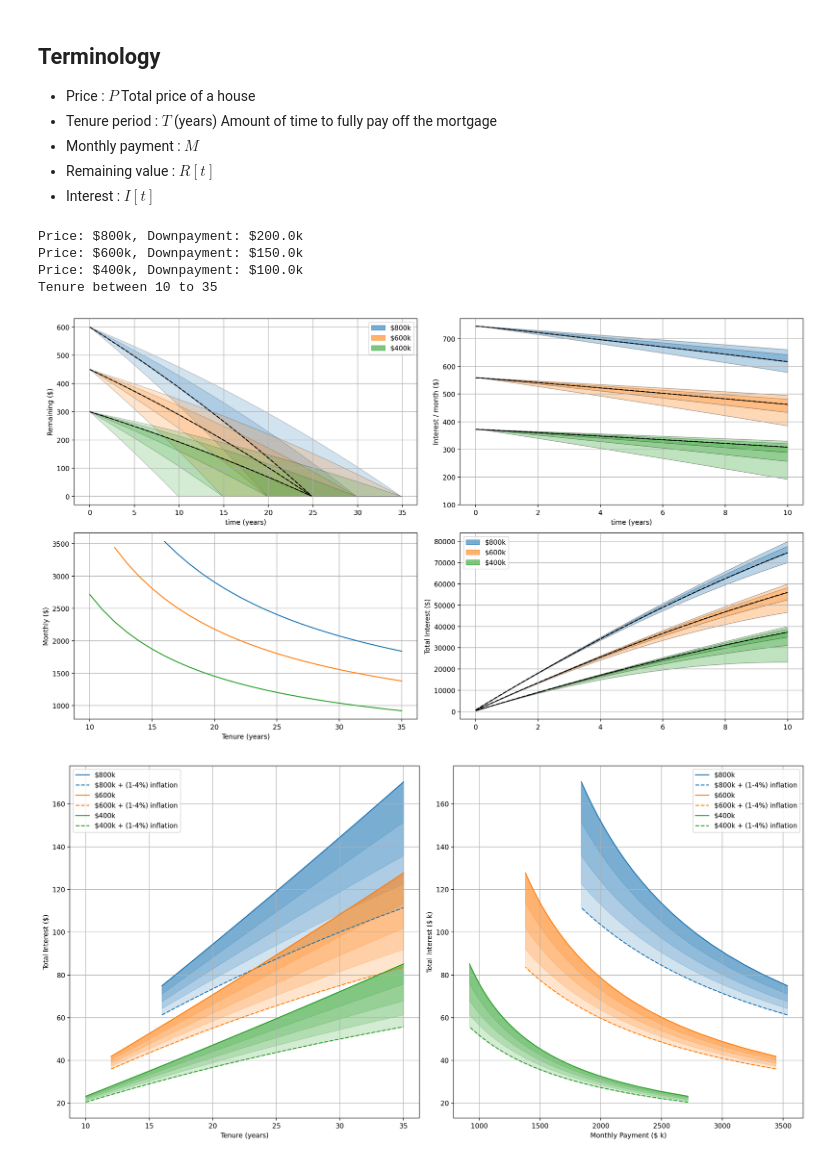
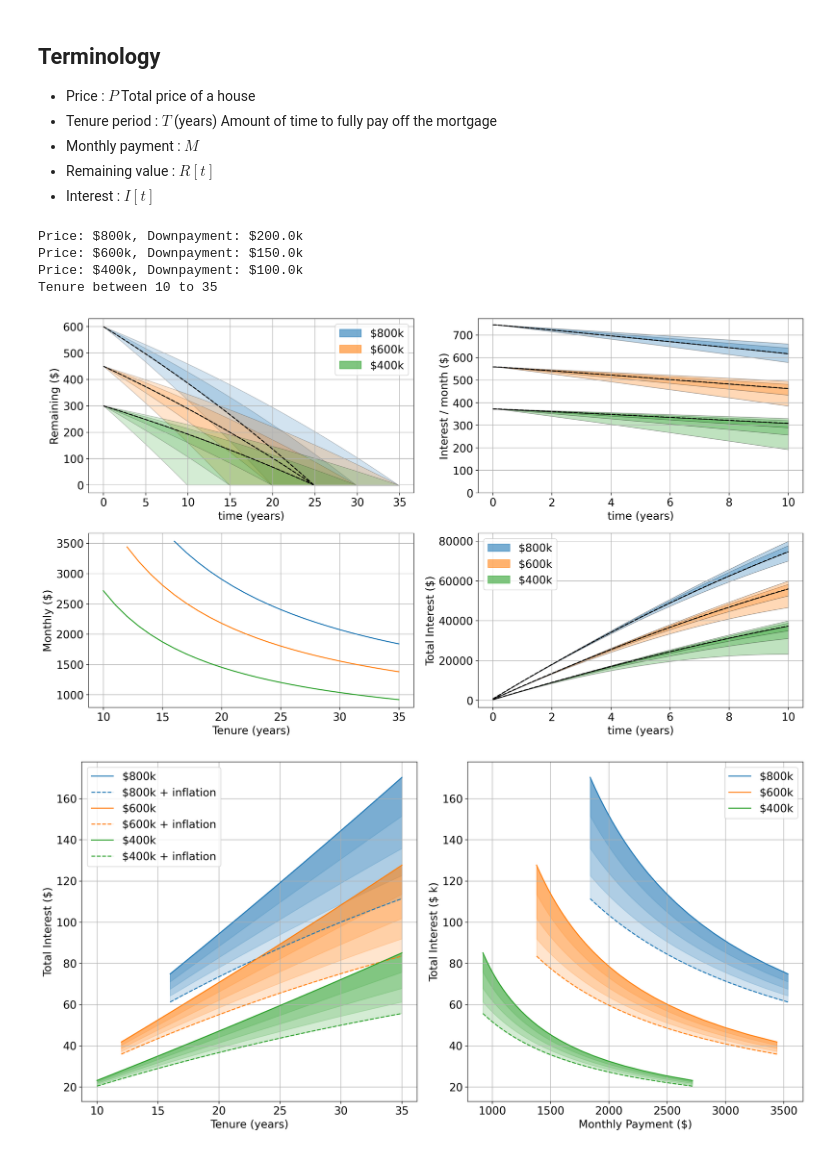
Before and after one commit to andrelimzs/mortgage-visualization, a Jupyter notebook: explore-mortgage.ipynb, the cells around one changed output. Cells and saved outputs as stored; diff of their text form; code cells hidden in the pictures.

```diff
--- a/explore-mortgage.ipynb
+++ b/explore-mortgage.ipynb
@@ -146,10 +145,11 @@ monthly_threshold = 3.6
 cmap = ['tab:blue', 'tab:orange', 'tab:green', 'tab:red', 'tab:purple']
 labels = price_range
 plt.rcParams['savefig.dpi'] = 300
+plt.rcParams['font.size']   = 16
 
+print(f'Tenure between {tenure_range[0]} to {tenure_range[-1]}')
 for i,_ in enumerate(price_range):
-    print(f"Price: ${price_range[i]}k, Downpayment: ${0.25 * price_range[i]}k")
-print(f"Tenure between {tenure_range[0]} to {tenure_range[-1]}")
+    print(f'Price: ${price_range[i]}k, Downpayment: ${0.25 * price_range[i]}k')
 
 # =========================== Calculate Monthly and Interest ===========================
 remaining = []
@@ -160,9 +160,7 @@ monthly_required = []
 for i, price in enumerate(price_range):
     R = np.zeros((12*35, len(tenure_range)))
     I = np.zeros((12*35, len(tenure_range)))
-    IvT = []
-    IvT_infl = []
-    m = []
+    IvT, IvT_infl, m = [], [], []
     for j,tenure in enumerate(tenure_range):
         # Calculate P,I,T and M
         sol = calculate_payments(price, interest_year=loan_interest, tenure=tenure)
@@ -222,15 +220,15 @@ for i,R in enumerate(remaining):
         ax[0].fill_between(t, R[:,j], R_nominal,
                            color=cmap[i], alpha=0.2, edgecolor='k')
 
-ax[0].set_ylabel("Remaining ($)")
-ax[0].set_xlabel("time (years)")
+ax[0].set_ylabel('Remaining ($)')
+ax[0].set_xlabel('time (years)')
 
 # =========================== Monthly vs Tenure ===========================
 for i,m in enumerate(monthly_required):
     ax[1].plot(m[:,0], m[:,1] * 1000)
 
-ax[1].set_ylabel("Monthly ($)")
-ax[1].set_xlabel("Tenure (years)")
+ax[1].set_ylabel('Monthly ($)')
+ax[1].set_xlabel('Tenure (years)')
 
 # =========================== Precentile Fill for Interest paid after N years ===========================
 tYears = 10
@@ -245,42 +243,43 @@ for i,I in enumerate(interest):
     ax[3].plot(tShort, I_nominal[tIndex], 'k--')
     ax[2].plot(tShort, I_nominal[tIndex] / numMonths[tIndex], 'k--')
 
     # Plot interest for different tenure periods
     for T in [10,15,20,25,30,35]:
         j = tenure_range.index(T)
+
         # Total interest (excluding payment toward the house itself)
         I_total = np.cumsum( I[:,j] * 1000, axis=0 )
+
         # Amortized interest over duration (months) owned
         I_amortized = I_total / numMonths
 
         ax[2].fill_between(tShort, I_amortized[tIndex], I_amortized_nominal[tIndex],
                            color=cmap[i], alpha=0.3, edgecolor='k')
         ax[3].fill_between(tShort, I_total[tIndex], I_nominal[tIndex],
                            color=cmap[i], alpha=0.3, edgecolor='k')
 
-ax[2].set_ylabel("Interest / month ($)")
-ax[3].set_ylabel("Total Interest ($)")
-ax[2].set_xlabel("time (years)")
-ax[2].set_ylim(100)
+ax[2].set_ylabel('Interest / month ($)')
+ax[3].set_ylabel('Total Interest ($)')
+ax[2].set_xlabel('time (years)')
+ax[3].set_xlabel('time (years)')
+ax[2].set_ylim(0)
 
 # =========================== Legend ===========================
 patch = []
 for i in range(len(remaining)):
     patch.append( mpatches.Patch(color=cmap[i], alpha=0.6, label=f'${labels[i]}k') )
-    # orange_patch = mpatches.Patch(color='tab:orange', alpha=0.6, label='40% down')
-ax[0].legend(handles=patch, loc="upper right")
-ax[3].legend(handles=patch, loc="upper left")
+ax[0].legend(handles=patch, loc='upper right')
+ax[3].legend(handles=patch, loc='upper left')
 
 _ = [ a.grid() for a in ax.flatten() ]
-
 plt.tight_layout()
 plt.savefig('./docs/plots/overview1.jpg')
 # %% [output]
 Price: $800k, Downpayment: $200.0k
 Price: $600k, Downpayment: $150.0k
 Price: $400k, Downpayment: $100.0k
 Tenure between 10 to 35
-[figure, old version]
+[figure, new version]
 # %%
 _, axes = plt.subplots(1,2, figsize=(16,8), dpi=200)
 ax = axes.flatten()
@@ -289,17 +288,21 @@ ax = axes.flatten()
 for i, (IvT, IvT_infl) in enumerate(zip(interest_vs_tenure, interest_vs_tenure_infl)):
     # Fill_between 0% and 4%
     ax[0].plot(IvT[:,0], IvT[:,1],
-               color=cmap[i], label=f"${labels[i]}k")
+               color=cmap[i],
+               label=f'${labels[i]}k')
+
     ax[0].plot(IvT[:,0], IvT_infl[:,1,-1], '--',
-               color=cmap[i], label=f"${labels[i]}k + (1-4%) inflation")
+               color=cmap[i],
+               label='_nolegend_')
+
     for j in range(IvT_infl.shape[2]):
-        ax[0].fill_between(IvT[:,0], IvT[:,1], IvT_infl[:,1,j], color=cmap[i], alpha=0.2, label='_nolegend_')
+        ax[0].fill_between(IvT[:,0], IvT[:,1], IvT_infl[:,1,j],
+                           color=cmap[i], alpha=0.2,
+                           label='_nolegend_')
 
 ax[0].legend()
-# ax[0].legend(['25% down', '25% down + (1-4%) inflation', '40% down', '40% down + (1-4%) inflation'])
-
-ax[0].set_ylabel("Total Interest ($)")
-ax[0].set_xlabel("Tenure (years)")
+ax[0].set_ylabel('Total Interest ($)')
+ax[0].set_xlabel('Tenure (years)')
 
 # =========================== Monthly vs Total Interest ===========================
 for i,_ in enumerate(interest_vs_tenure):
@@ -309,21 +312,18 @@ for i,_ in enumerate(interest_vs_tenure):
 
     # Fill between 0% and 4% inflation
     ax[1].plot(m[:,1], IvT[:,1],
-               color=cmap[i], label=f"${labels[i]}k")
+               color=cmap[i], label=f'${labels[i]}k')
     ax[1].plot(m[:,1], IvT_infl[:,1,-1], '--',
-               color=cmap[i], label=f"${labels[i]}k + (1-4%) inflation")
+               color=cmap[i], label='_nolegend_')
     for j in range(IvT_infl.shape[2]):
         ax[1].fill_between(m[:,1], IvT[:,1], IvT_infl[:,1,j], color=cmap[i], alpha=0.2, label='_nolegend_')
 
-# ax[1].legend(['25% down', '25% down + (1-4%) inflation', '40% down', '40% down + (1-4%) inflation'])
 ax[1].legend()
-
-ax[1].set_ylabel("Total Interest ($ k)")
-ax[1].set_xlabel("Monthly Payment ($ k)")
+ax[1].set_ylabel('Total Interest ($ k)')
+ax[1].set_xlabel('Monthly Payment ($)')
 
 _ = [ a.grid() for a in ax.flatten()  ]
-
 plt.tight_layout()
 plt.savefig('./docs/plots/overview2.jpg')
 # %% [output]
-[figure, old version]
+[figure, new version]
```
Also changed, not shown: parts of 2 cells of this notebook, 3 other files.
